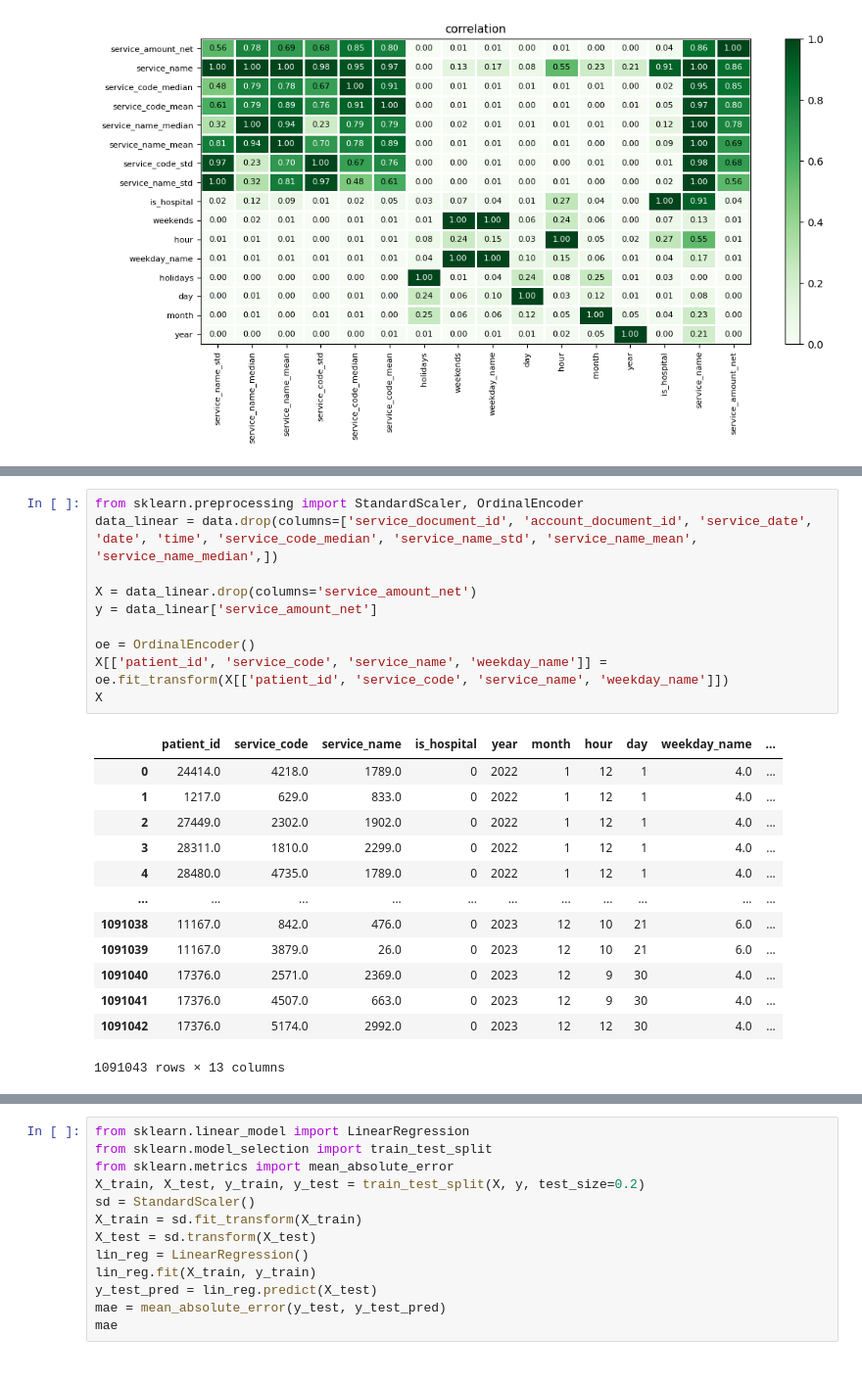
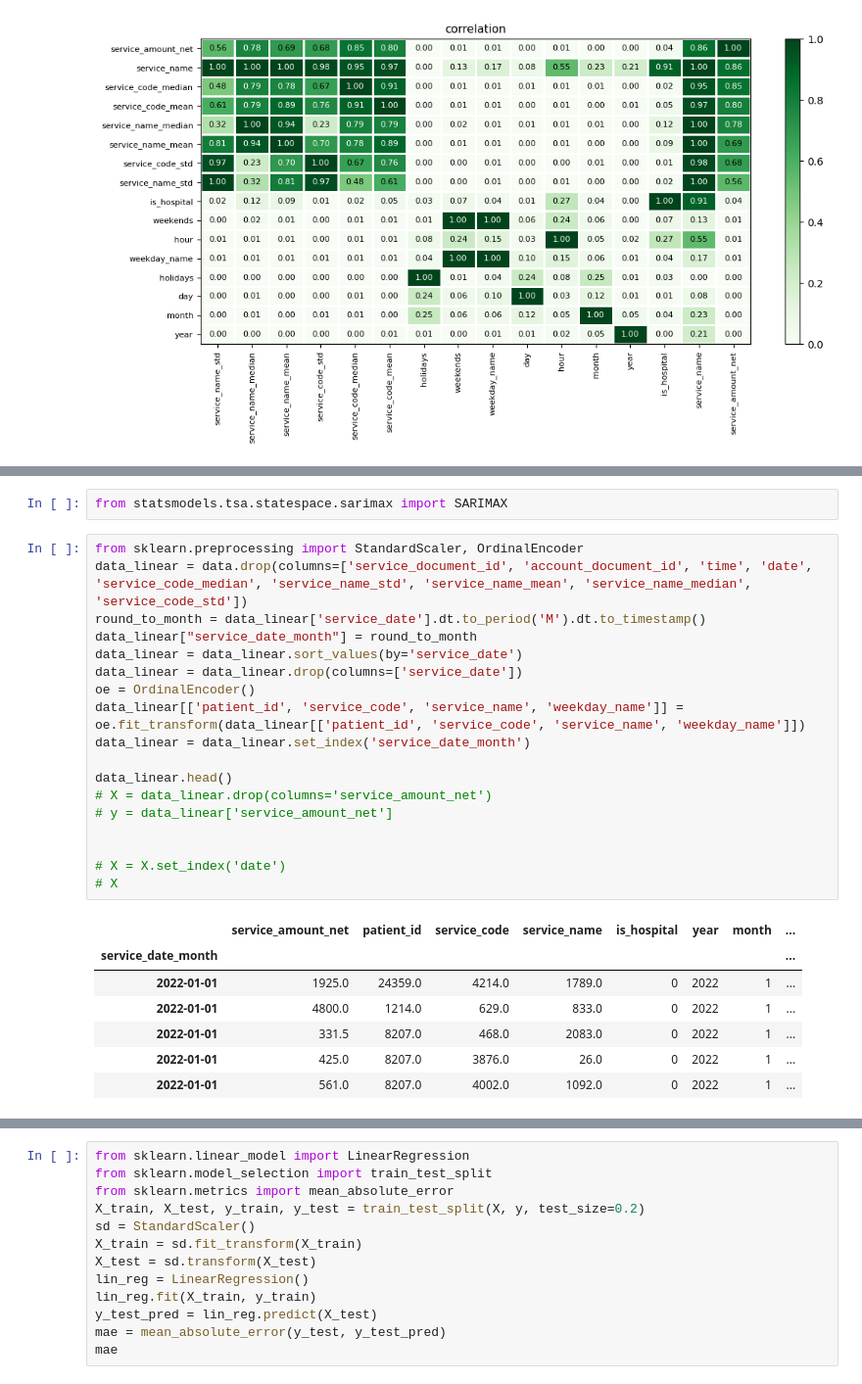
Before and after one commit to CCCXIV314/Sber, a Jupyter notebook: Sber_data_research.ipynb, the cells around one changed output, grey strips where cells are left out. Shown at 98% size. Cells and saved outputs as stored; diff of their text form.

```diff
--- a/Sber_data_research.ipynb
+++ b/Sber_data_research.ipynb
@@ -405,27 +405,31 @@ plt.tight_layout()                   # Улучшение компоновки
 plt.show()
 # %% [output]
 [figure]
+# %%
+from statsmodels.tsa.statespace.sarimax import SARIMAX
 # %%
 from sklearn.preprocessing import StandardScaler, OrdinalEncoder
-data_linear = data.drop(columns=['service_document_id', 'account_document_id', 'service_date', 'date', 'time', 'service_code_median', 'service_name_std', 'service_name_mean', 'service_name_median',])
+data_linear = data.drop(columns=['service_document_id', 'account_document_id', 'time', 'date', 'service_code_median', 'service_name_std', 'service_name_mean', 'service_name_median', 'service_code_std'])
+round_to_month = data_linear['service_date'].dt.to_period('M').dt.to_timestamp()
+data_linear["service_date_month"] = round_to_month
+data_linear = data_linear.sort_values(by='service_date')
+data_linear = data_linear.drop(columns=['service_date'])
+oe = OrdinalEncoder()
+data_linear[['patient_id', 'service_code', 'service_name', 'weekday_name']] = oe.fit_transform(data_linear[['patient_id', 'service_code', 'service_name', 'weekday_name']])
+data_linear = data_linear.set_index('service_date_month')
 
-X = data_linear.drop(columns='service_amount_net')
-y = data_linear['service_amount_net']
+data_linear.head()
+# X = data_linear.drop(columns='service_amount_net')
+# y = data_linear['service_amount_net']
 
-oe = OrdinalEncoder()
-X[['patient_id', 'service_code', 'service_name', 'weekday_name']] = oe.fit_transform(X[['patient_id', 'service_code', 'service_name', 'weekday_name']])
-X
+
+# X = X.set_index('date')
+# X
 # %% [output]
-|  | patient_id | service_code | service_name | is_hospital | year | month | hour | day | weekday_name | ... |
-| 0 | 24414.0 | 4218.0 | 1789.0 | 0 | 2022 | 1 | 12 | 1 | 4.0 | ... |
-| 1 | 1217.0 | 629.0 | 833.0 | 0 | 2022 | 1 | 12 | 1 | 4.0 | ... |
-| 2 | 27449.0 | 2302.0 | 1902.0 | 0 | 2022 | 1 | 12 | 1 | 4.0 | ... |
-| 3 | 28311.0 | 1810.0 | 2299.0 | 0 | 2022 | 1 | 12 | 1 | 4.0 | ... |
-| 4 | 28480.0 | 4735.0 | 1789.0 | 0 | 2022 | 1 | 12 | 1 | 4.0 | ... |
-| ... | ... | ... | ... | ... | ... | ... | ... | ... | ... | ... |
-| 1091038 | 11167.0 | 842.0 | 476.0 | 0 | 2023 | 12 | 10 | 21 | 6.0 | ... |
-| 1091039 | 11167.0 | 3879.0 | 26.0 | 0 | 2023 | 12 | 10 | 21 | 6.0 | ... |
-| 1091040 | 17376.0 | 2571.0 | 2369.0 | 0 | 2023 | 12 | 9 | 30 | 4.0 | ... |
-| 1091041 | 17376.0 | 4507.0 | 663.0 | 0 | 2023 | 12 | 9 | 30 | 4.0 | ... |
-| 1091042 | 17376.0 | 5174.0 | 2992.0 | 0 | 2023 | 12 | 12 | 30 | 4.0 | ... |
+|  | service_amount_net | patient_id | service_code | service_name | is_hospital | year | month | ... |
+| service_date_month |  |  |  |  |  |  |  | ... |
+| 2022-01-01 | 1925.0 | 24359.0 | 4214.0 | 1789.0 | 0 | 2022 | 1 | ... |
+| 2022-01-01 | 4800.0 | 1214.0 | 629.0 | 833.0 | 0 | 2022 | 1 | ... |
+| 2022-01-01 | 331.5 | 8207.0 | 468.0 | 2083.0 | 0 | 2022 | 1 | ... |
+| 2022-01-01 | 425.0 | 8207.0 | 3876.0 | 26.0 | 0 | 2022 | 1 | ... |
+| 2022-01-01 | 561.0 | 8207.0 | 4002.0 | 1092.0 | 0 | 2022 | 1 | ... |
-1091043 rows × 13 columns
```
Also changed, not shown: parts of 7 cells of this notebook.
